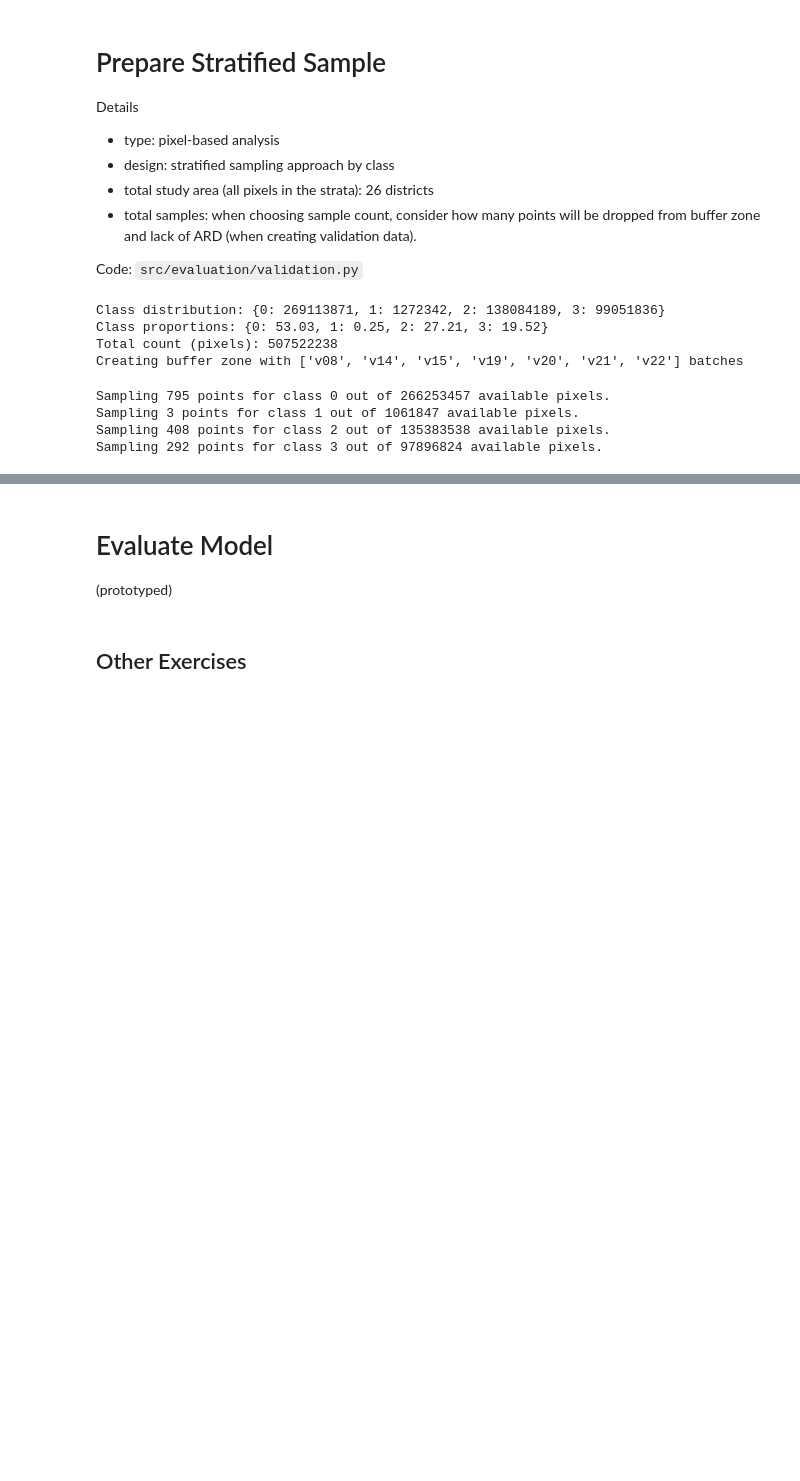
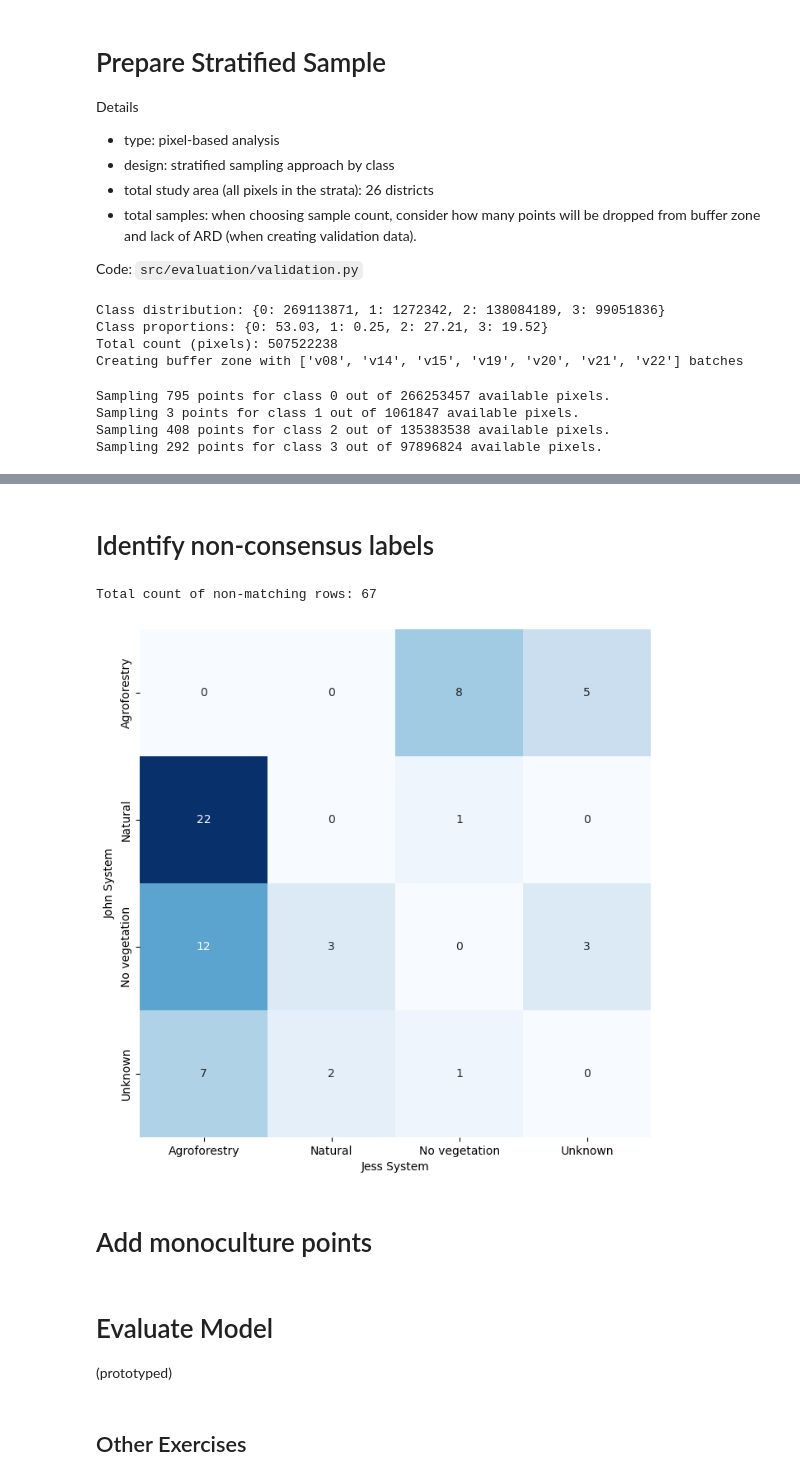
Before and after one commit to wri/plantation_classifier, a Jupyter notebook: notebooks/modeling/validation.ipynb, the cells around one changed output, grey strips where cells are left out. Drawn from its saved outputs; the diff is of its cells as text; code cells hidden in the pictures; blank space fills up the shorter version.

Commit message:
review disagreement labels

```diff
--- a/notebooks/modeling/validation.ipynb
+++ b/notebooks/modeling/validation.ipynb
@@ -51,0 +84,25 @@ Sampling 292 points for class 3 out of 97896824 available pixels.
+# %% [markdown]
+# Identify non-consensus labels
+# %%
+john = pd.read_csv('../../data/validation/ceo-plantations-validation-john-sample-data-2024-11-06.csv')
+jess = pd.read_csv('../../data/validation/ceo-plantations-validation-jessica-sample-data-2024-11-06.csv')
+john = john.iloc[0:150]
+jess = jess.iloc[0:150]
+# %%
+merge = john[['plotid', 'System']].merge(jess[['plotid', 'System']], on='plotid', suffixes=('_john', '_jess'))
+
+non_matching = merge[merge['System_john'] != merge['System_jess']]
+total_non_matching = non_matching.shape[0]
+print("Total count of non-matching rows:", total_non_matching)
+# %% [output]
+Total count of non-matching rows: 67
+# %%
+conf_matrix = pd.crosstab(non_matching['System_john'], non_matching['System_jess'], rownames=['John System'], colnames=['Jess System'])
+
+plt.figure(figsize=(8,8))
+sns.heatmap(conf_matrix, annot=True, fmt='d', cmap='Blues', cbar=False)
+plt.show()
+# %% [output]
+[figure, added]
+# %% [markdown]
+# Add monoculture points
```
Also changed, not shown: parts of 8 cells of this notebook.
